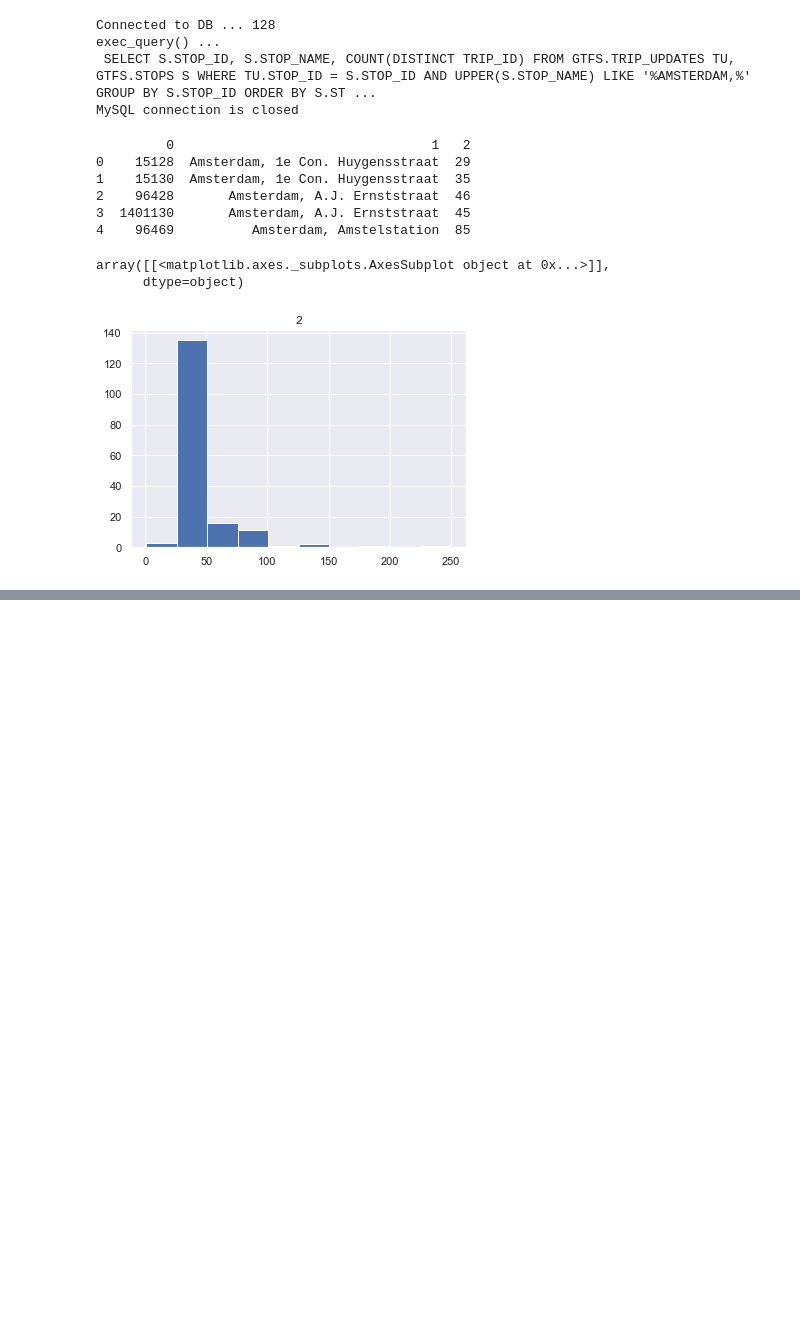
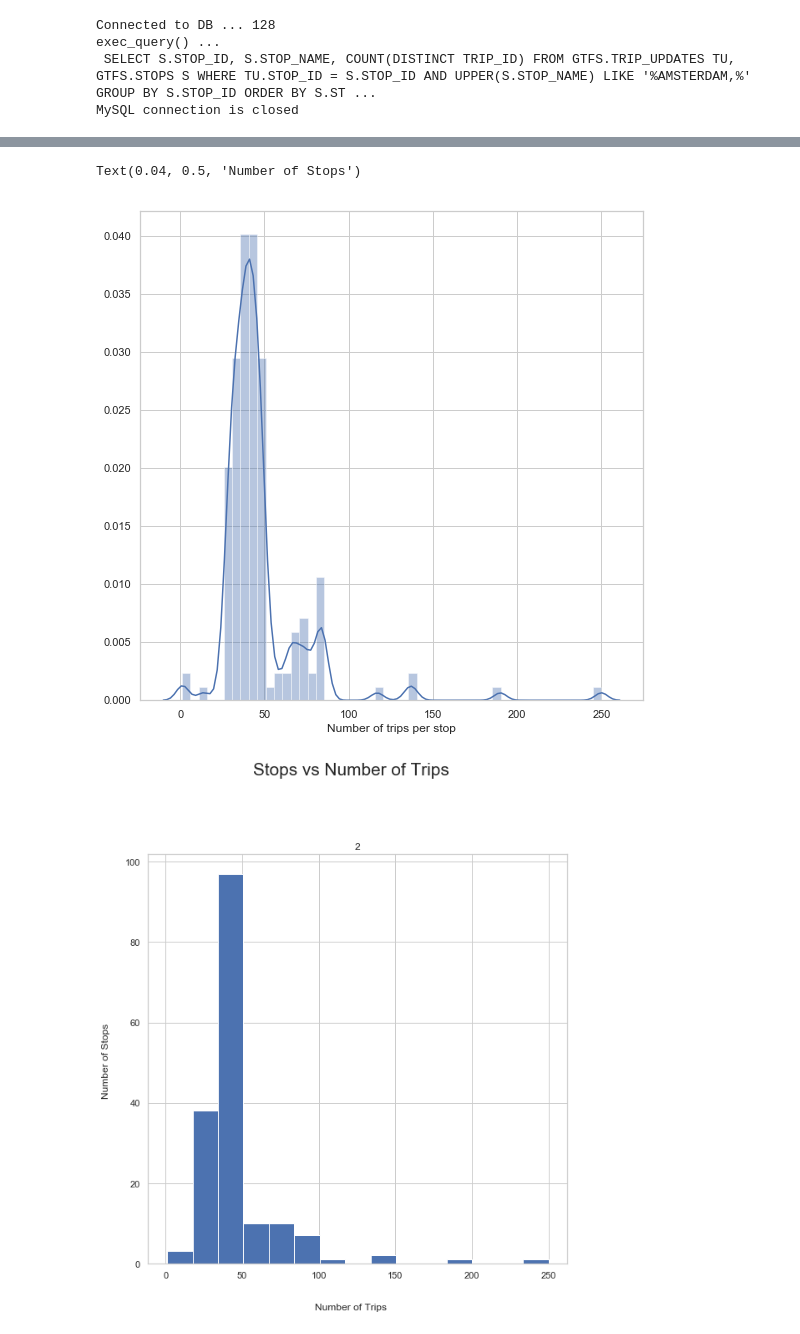
Before and after one commit to kakkaranupam/gtfs-code, a Jupyter notebook: GTFS_data.ipynb, the cells around one changed output, grey strips where cells are left out. Saved outputs shown, nothing was run; the diff lists cells and outputs as text; code cells hidden in the pictures; blank space fills up the shorter version.

```diff
--- a/GTFS_data.ipynb
+++ b/GTFS_data.ipynb
@@ -598,16 +618,10 @@ plt.show()
-# %%
-sns.set(style="ticks")
-# # Load the example Titanic dataset
-# titanic = sns.load_dataset("titanic")
-# print(type(titanic))
-# print(dataf.head())
 # %%
 qry3 = (" SELECT S.STOP_ID, S.STOP_NAME, COUNT(DISTINCT TRIP_ID)"
         " FROM GTFS.TRIP_UPDATES TU, GTFS.STOPS S"
         " WHERE TU.STOP_ID = S.STOP_ID"
         " AND UPPER(S.STOP_NAME) LIKE '%AMSTERDAM,%'"
         " GROUP BY S.STOP_ID"
-        " ORDER BY S.STOP_NAME;")
+        " ORDER BY S.STOP_ID;")
 
 df3 = exec_query(qry3)
 # %% [output]
@@ -615,18 +629,21 @@ Connected to DB ... 128
 exec_query() ...
  SELECT S.STOP_ID, S.STOP_NAME, COUNT(DISTINCT TRIP_ID) FROM GTFS.TRIP_UPDATES TU, GTFS.STOPS S WHERE TU.STOP_ID = S.STOP_ID AND UPPER(S.STOP_NAME) LIKE '%AMSTERDAM,%' GROUP BY S.STOP_ID ORDER BY S.ST ...
 MySQL connection is closed
-# %%
-print(df3.head())
-sns.set()
-
-df3.hist()
-# %% [output]
-         0                                 1   2
-0    15128  Amsterdam, 1e Con. Huygensstraat  29
-1    15130  Amsterdam, 1e Con. Huygensstraat  35
-2    96428       Amsterdam, A.J. Ernststraat  46
-3  1401130       Amsterdam, A.J. Ernststraat  45
-4    96469          Amsterdam, Amstelstation  85
-array([[<matplotlib.axes._subplots.AxesSubplot object at 0x...>]],
-      dtype=object)
-[figure, removed]
+# %%
+print(df3.head())
+
+sns.set(style="whitegrid")
+fig, ax = plt.subplots(figsize=(9, 9))
+sns.distplot(df3[2], axlabel="Number of trips per stop")
+
+# set up figure & axes
+fig, axes = plt.subplots(figsize=(9, 9), nrows=1, ncols=1, sharex=True, sharey=True)
+
+# drop sharex, sharey, layout & add ax=axes
+df3.hist(bins=15, ax=axes)
+
+# set title and axis labels
+plt.suptitle('Stops vs Number of Trips', x=0.5, y=1.05, ha='center', fontsize='xx-large')
+fig.text(0.5, 0.04, 'Number of Trips', ha='center')
+fig.text(0.04, 0.5, 'Number of Stops', va='center', rotation='vertical')
+# %% [output]
@@ -633 +656,4 @@ array([[<matplotlib.axes._subplots.AxesSubplot object at 0x...>]],
+Text(0.04, 0.5, 'Number of Stops')
+[figure, added]
+[figure, added]
 # %%
```
Also changed, not shown: parts of 9 cells of this notebook, 1 other file.
